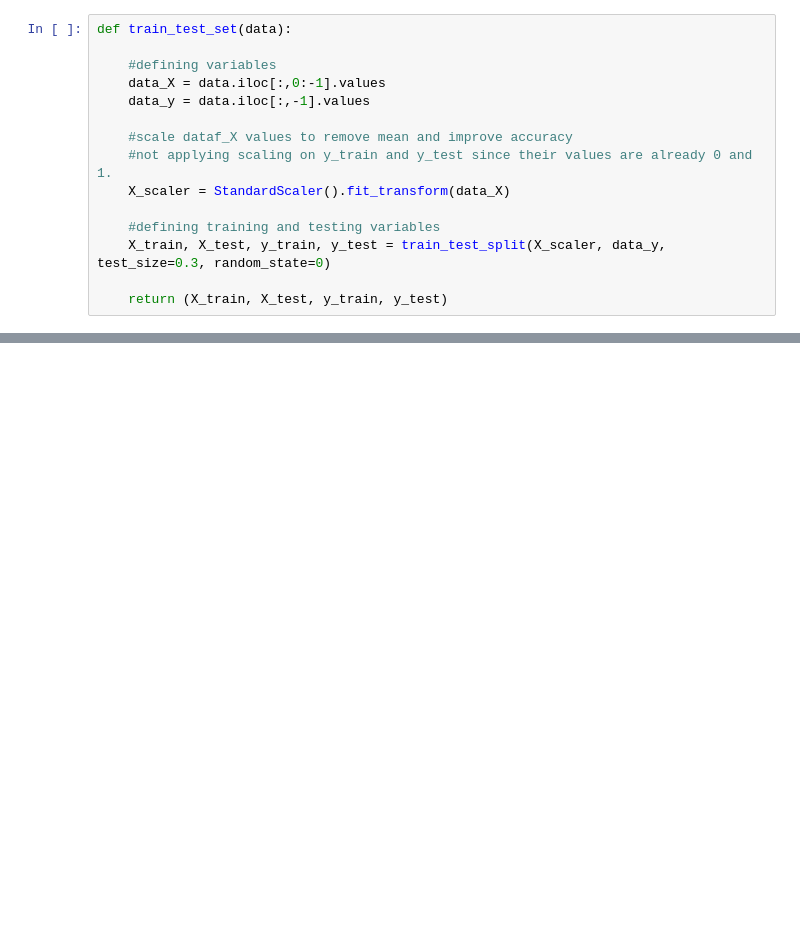
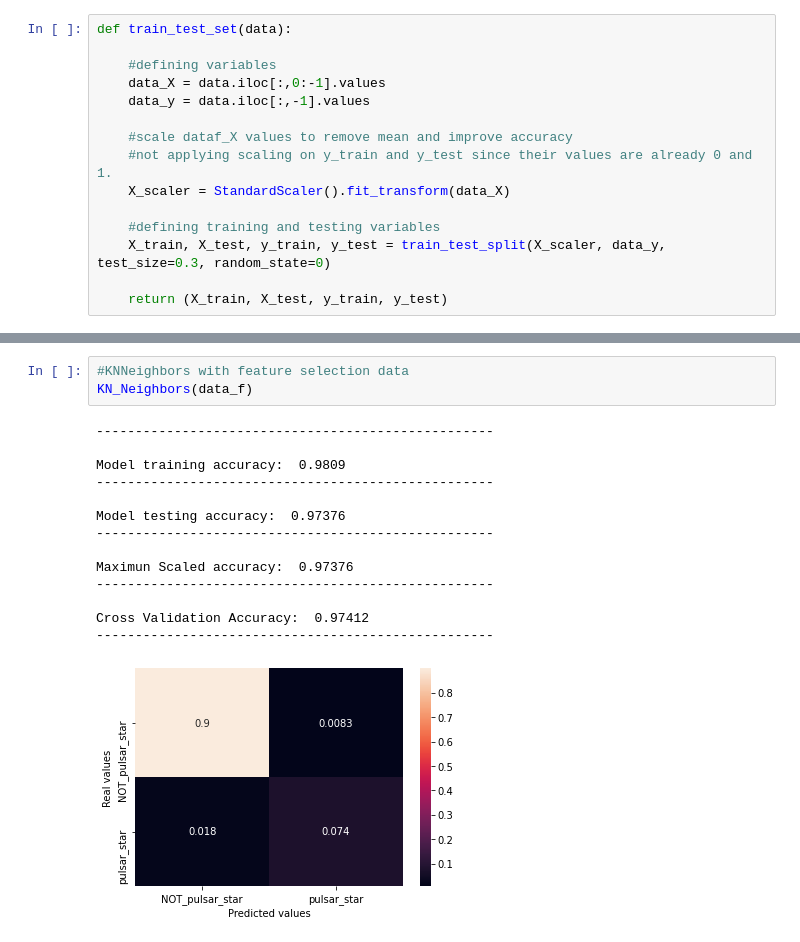
Before and after one commit to savalente3/pulsar_stars_prediction, a Jupyter notebook: pulsar_stars.ipynb, the cells around one changed output, grey strips where cells are left out. Saved outputs shown, nothing was run; the diff lists cells and outputs as text; blank space fills up the shorter version.

```diff
--- a/pulsar_stars.ipynb
+++ b/pulsar_stars.ipynb
@@ -509,0 +535,18 @@ Best Cross Validation parameters:  0.97592
+# %%
+#KNNeighbors with feature selection data
+KN_Neighbors(data_f)
+# %% [output]
+---------------------------------------------------
+
+Model training accuracy:  0.9809
+---------------------------------------------------
+
+Model testing accuracy:  0.97376
+---------------------------------------------------
+
+Maximun Scaled accuracy:  0.97376
+---------------------------------------------------
+
+Cross Validation Accuracy:  0.97412
+---------------------------------------------------
+[figure, added]
```
Also changed, not shown: parts of 22 cells of this notebook.
